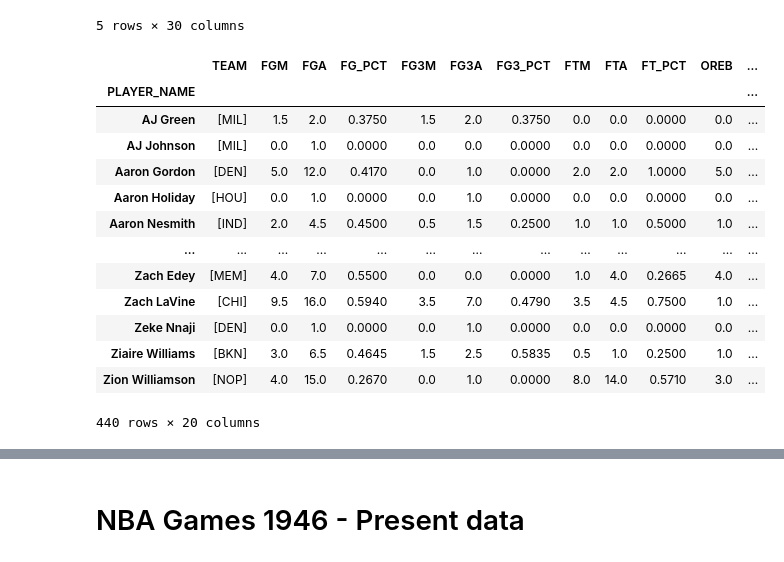
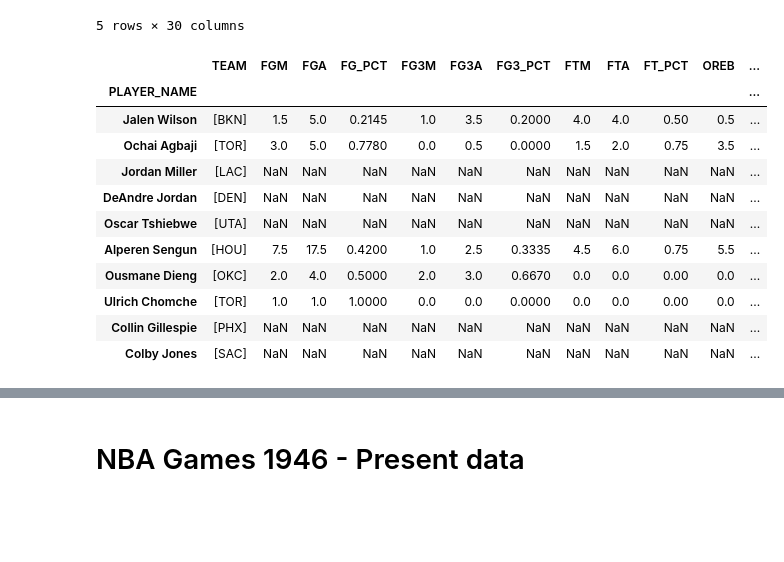
Before and after one commit to pshukl21/CollabProject, a Jupyter notebook: nbaModel.ipynb, the cells around one changed output, grey strips where cells are left out. Drawn from its saved outputs; the diff is of its cells as text; code cells hidden in the pictures; blank space fills up the shorter version.

```diff
--- a/nbaModel.ipynb
+++ b/nbaModel.ipynb
@@ -26,24 +26,22 @@ df_boxscores.head() # looks like this consists of player-games of the 2024 to 20
 # %%
 # player stats in this span
 columns_to_exclue = ['Unnamed: 0', 'GAME_ID','TEAM_ID','PLAYER_ID']
 player_stats = df_boxscores.groupby(by='PLAYER_NAME').agg("mean", numeric_only=True).drop(columns=columns_to_exclue)
 player_stats.insert(0,'TEAM',df_boxscores.groupby(by='PLAYER_NAME')['TEAM_ABBREVIATION'].unique())
-player_stats
+player_stats.sample(10)
 # %% [output]
 |  | TEAM | FGM | FGA | FG_PCT | FG3M | FG3A | FG3_PCT | FTM | FTA | FT_PCT | OREB | ... |
 | PLAYER_NAME |  |  |  |  |  |  |  |  |  |  |  | ... |
-| AJ Green | [MIL] | 1.5 | 2.0 | 0.3750 | 1.5 | 2.0 | 0.3750 | 0.0 | 0.0 | 0.0000 | 0.0 | ... |
-| AJ Johnson | [MIL] | 0.0 | 1.0 | 0.0000 | 0.0 | 0.0 | 0.0000 | 0.0 | 0.0 | 0.0000 | 0.0 | ... |
-| Aaron Gordon | [DEN] | 5.0 | 12.0 | 0.4170 | 0.0 | 1.0 | 0.0000 | 2.0 | 2.0 | 1.0000 | 5.0 | ... |
-| Aaron Holiday | [HOU] | 0.0 | 1.0 | 0.0000 | 0.0 | 1.0 | 0.0000 | 0.0 | 0.0 | 0.0000 | 0.0 | ... |
-| Aaron Nesmith | [IND] | 2.0 | 4.5 | 0.4500 | 0.5 | 1.5 | 0.2500 | 1.0 | 1.0 | 0.5000 | 1.0 | ... |
-| ... | ... | ... | ... | ... | ... | ... | ... | ... | ... | ... | ... | ... |
-| Zach Edey | [MEM] | 4.0 | 7.0 | 0.5500 | 0.0 | 0.0 | 0.0000 | 1.0 | 4.0 | 0.2665 | 4.0 | ... |
-| Zach LaVine | [CHI] | 9.5 | 16.0 | 0.5940 | 3.5 | 7.0 | 0.4790 | 3.5 | 4.5 | 0.7500 | 1.0 | ... |
-| Zeke Nnaji | [DEN] | 0.0 | 1.0 | 0.0000 | 0.0 | 1.0 | 0.0000 | 0.0 | 0.0 | 0.0000 | 0.0 | ... |
-| Ziaire Williams | [BKN] | 3.0 | 6.5 | 0.4645 | 1.5 | 2.5 | 0.5835 | 0.5 | 1.0 | 0.2500 | 1.0 | ... |
-| Zion Williamson | [NOP] | 4.0 | 15.0 | 0.2670 | 0.0 | 1.0 | 0.0000 | 8.0 | 14.0 | 0.5710 | 3.0 | ... |
+| Jalen Wilson | [BKN] | 1.5 | 5.0 | 0.2145 | 1.0 | 3.5 | 0.2000 | 4.0 | 4.0 | 0.50 | 0.5 | ... |
+| Ochai Agbaji | [TOR] | 3.0 | 5.0 | 0.7780 | 0.0 | 0.5 | 0.0000 | 1.5 | 2.0 | 0.75 | 3.5 | ... |
+| Jordan Miller | [LAC] | NaN | NaN | NaN | NaN | NaN | NaN | NaN | NaN | NaN | NaN | ... |
+| DeAndre Jordan | [DEN] | NaN | NaN | NaN | NaN | NaN | NaN | NaN | NaN | NaN | NaN | ... |
+| Oscar Tshiebwe | [UTA] | NaN | NaN | NaN | NaN | NaN | NaN | NaN | NaN | NaN | NaN | ... |
+| Alperen Sengun | [HOU] | 7.5 | 17.5 | 0.4200 | 1.0 | 2.5 | 0.3335 | 4.5 | 6.0 | 0.75 | 5.5 | ... |
+| Ousmane Dieng | [OKC] | 2.0 | 4.0 | 0.5000 | 2.0 | 3.0 | 0.6670 | 0.0 | 0.0 | 0.00 | 0.0 | ... |
+| Ulrich Chomche | [TOR] | 1.0 | 1.0 | 1.0000 | 0.0 | 0.0 | 0.0000 | 0.0 | 0.0 | 0.00 | 0.0 | ... |
+| Collin Gillespie | [PHX] | NaN | NaN | NaN | NaN | NaN | NaN | NaN | NaN | NaN | NaN | ... |
+| Colby Jones | [SAC] | NaN | NaN | NaN | NaN | NaN | NaN | NaN | NaN | NaN | NaN | ... |
-440 rows × 20 columns
 # %%
 # team stats in this span
 columns_to_exclue = ['Unnamed: 0', 'GAME_ID','PLAYER_ID','TEAM_ID']
```
Also changed, not shown: parts of 12 cells of this notebook.
